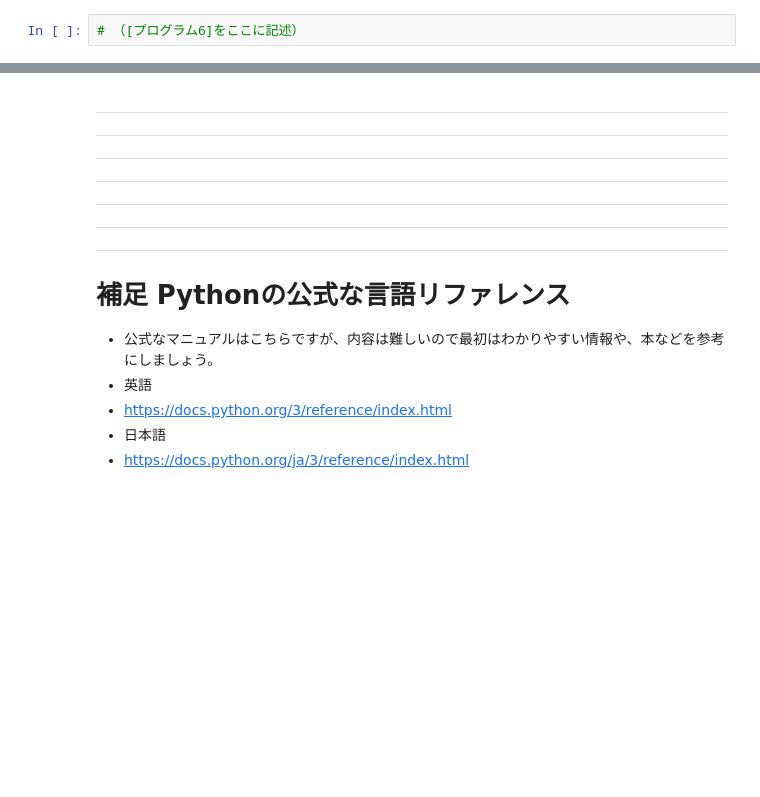
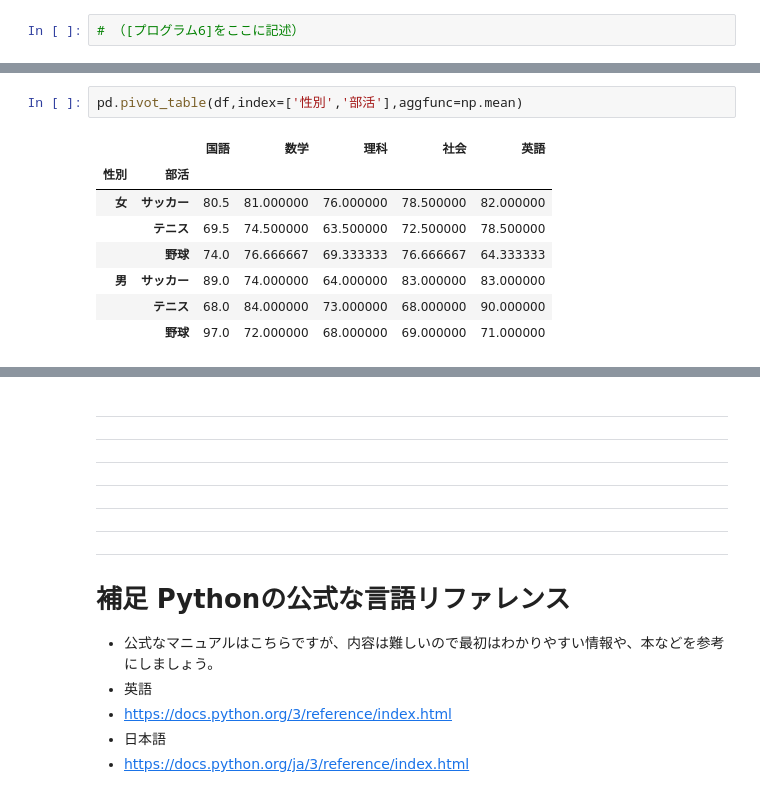
Before and after one commit to abenben/starproject-python, a Jupyter notebook: tutorial08.ipynb, the cells around one changed output, grey strips where cells are left out. Saved outputs shown, nothing was run; the diff lists cells and outputs as text; blank space fills up the shorter version.

```diff
--- a/tutorial08.ipynb
+++ b/tutorial08.ipynb
@@ -502,0 +553,11 @@ pd.merge(leftdf,rightdf,on='名前',how='right')
+# %%
+pd.pivot_table(df,index=['性別','部活'],aggfunc=np.mean)
+# %% [output]
+|  |  | 国語 | 数学 | 理科 | 社会 | 英語 |
+| 性別 | 部活 |  |  |  |  |  |
+| 女 | サッカー | 80.5 | 81.000000 | 76.000000 | 78.500000 | 82.000000 |
+|  | テニス | 69.5 | 74.500000 | 63.500000 | 72.500000 | 78.500000 |
+|  | 野球 | 74.0 | 76.666667 | 69.333333 | 76.666667 | 64.333333 |
+| 男 | サッカー | 89.0 | 74.000000 | 64.000000 | 83.000000 | 83.000000 |
+|  | テニス | 68.0 | 84.000000 | 73.000000 | 68.000000 | 90.000000 |
+|  | 野球 | 97.0 | 72.000000 | 68.000000 | 69.000000 | 71.000000 |
```
Also changed, not shown: parts of 25 cells of this notebook.
